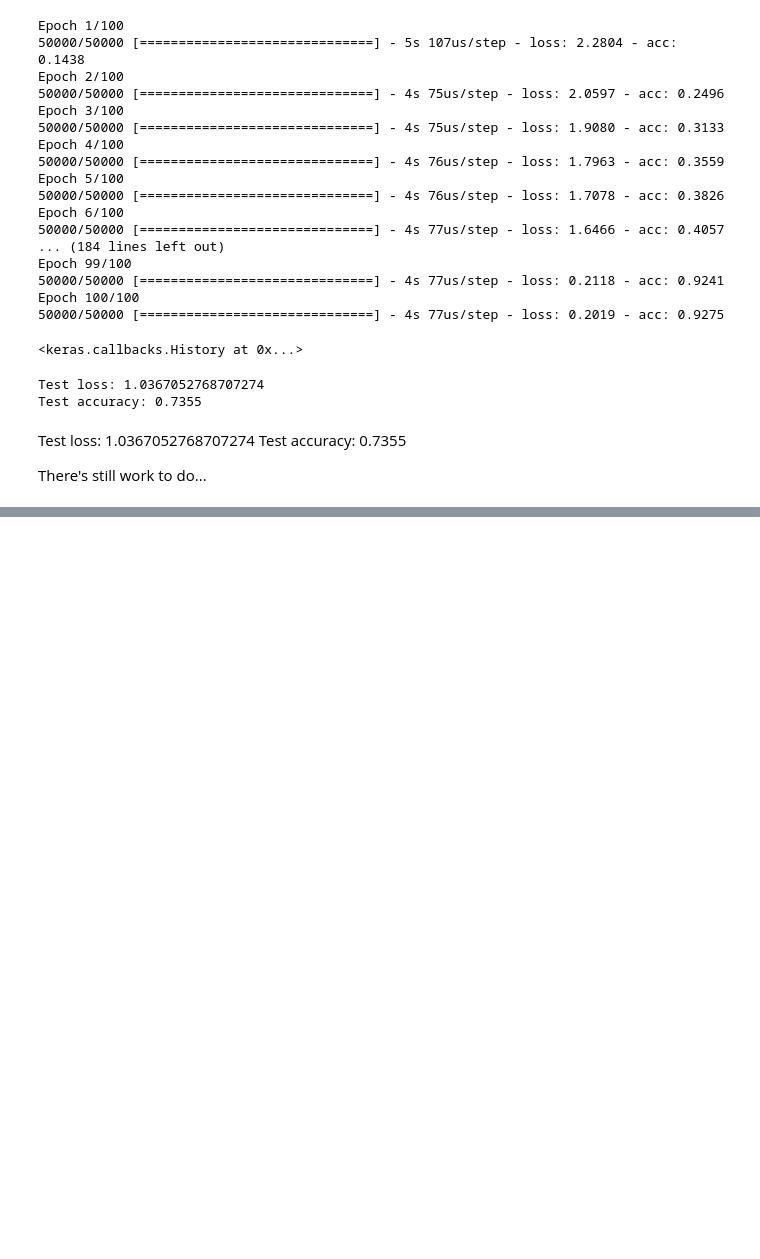
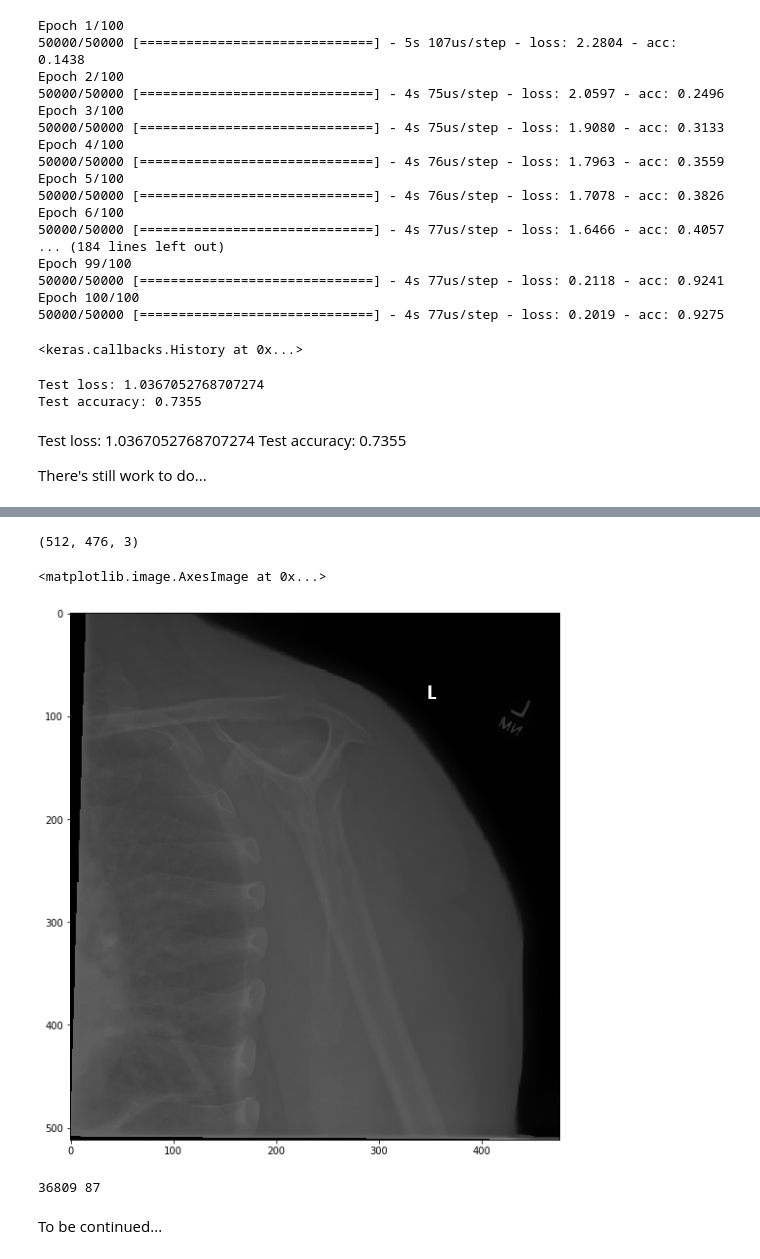
Before and after one commit to vladyorsh/bak, a Jupyter notebook: nn_playground.ipynb, the cells around one changed output, grey strips where cells are left out. Cells and saved outputs as stored; diff of their text form; code cells hidden in the pictures; blank space fills up the shorter version.

```diff
--- a/nn_playground.ipynb
+++ b/nn_playground.ipynb
@@ -279,0 +313,32 @@ Some notices:
+# %%
+import matplotlib.pyplot as plt
+import cv2
+
+
+img = cv2.imread('drive/My Drive/MURA-v1.1/train/XR_SHOULDER/patient00003/study1_positive/image1.png')
+img.shape
+# %% [output]
+(512, 476, 3)
+# %%
+plt.figure(figsize=(10,10))
+plt.imshow(img, cmap = plt.cm.gray)
+# %% [output]
+<matplotlib.image.AxesImage at 0x...>
+[figure, added]
+# %%
+paths = None
+
+with open('drive/My Drive/MURA-v1.1/train_image_paths.csv', 'r') as file:
+  paths = file.read().split('\n')
+
+train_images = []
+for path in paths[:500]:
+  img = cv2.imread('drive/My Drive/' + path)
+  if not img is None:
+    train_images.append((path, img))
+
+print(len(paths), len(train_images))
+# %% [output]
+36809 87
+# %% [markdown]
+To be continued...
```
Also changed, not shown: parts of 4 cells of this notebook.
